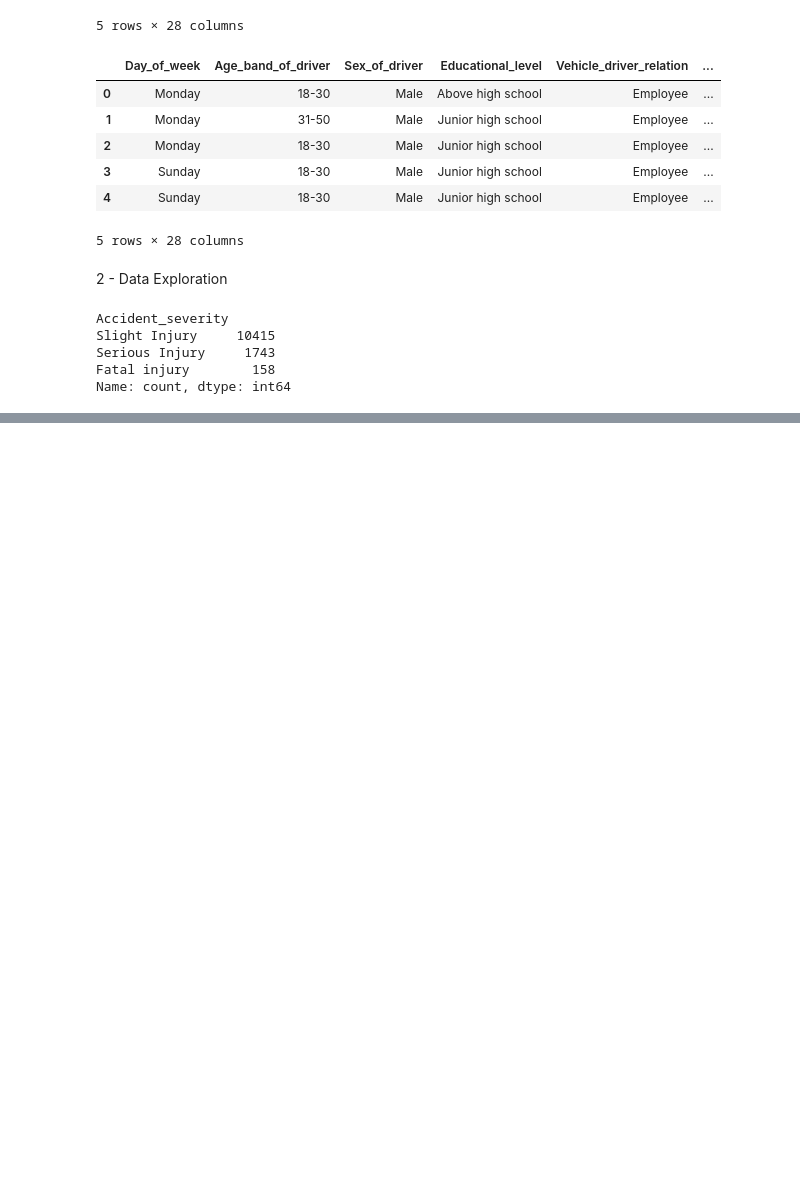
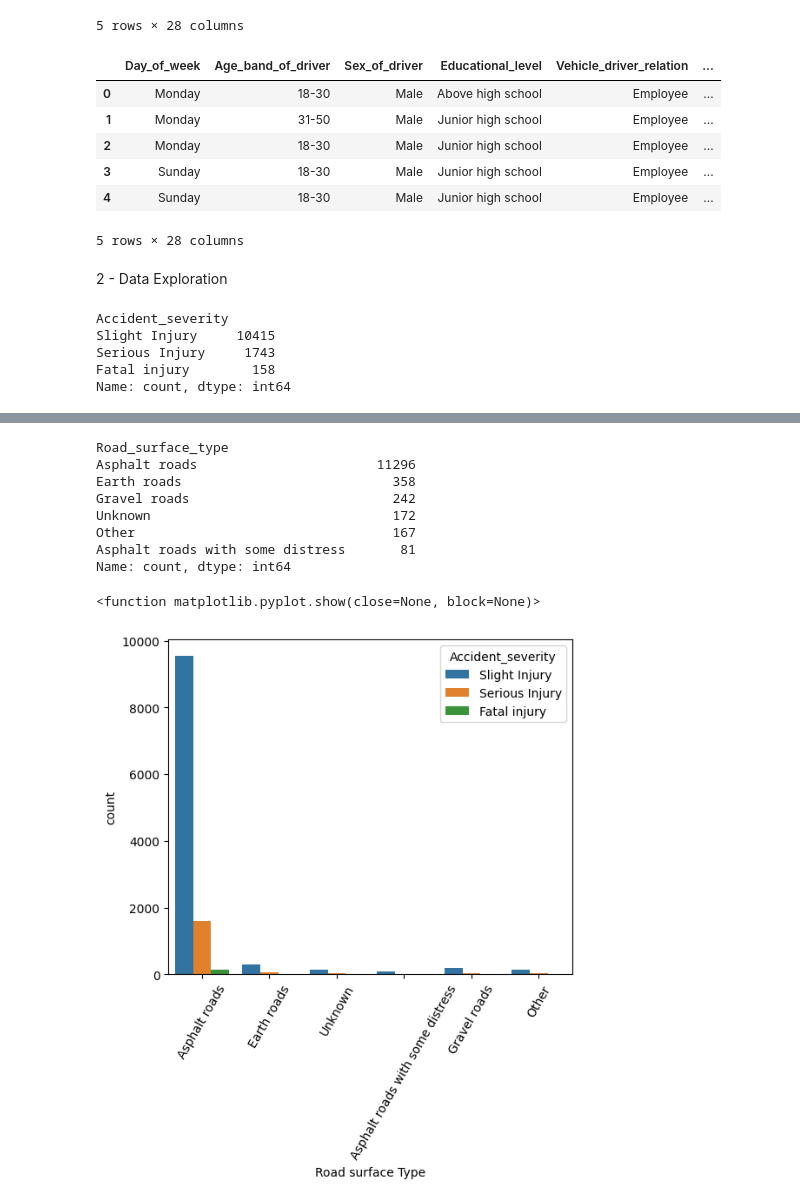
Before and after one commit to dinu-js/RTA-accident-severity-prediction, a Jupyter notebook: main.ipynb, the cells around one changed output, grey strips where cells are left out. Drawn from its saved outputs; the diff is of its cells as text; code cells hidden in the pictures; blank space fills up the shorter version.

```diff
--- a/main.ipynb
+++ b/main.ipynb
@@ -223,0 +202,20 @@ Showing only top 10 of 29 categorical features
+# %%
+# Road Surface type with accident severity
+print(dataframe['Road_surface_type'].value_counts())
+
+plt.figure(figsize=(6,5))
+sns.countplot(x='Road_surface_type', hue='Accident_severity', data=dataframe)
+plt.xlabel('Road surface Type')
+plt.xticks(rotation=60)
+plt.show
+# %% [output]
+Road_surface_type
+Asphalt roads                       11296
+Earth roads                           358
+Gravel roads                          242
+Unknown                               172
+Other                                 167
+Asphalt roads with some distress       81
+Name: count, dtype: int64
+<function matplotlib.pyplot.show(close=None, block=None)>
+[figure, added]
```
Also changed, not shown: parts of 22 cells of this notebook, 2 other files.
